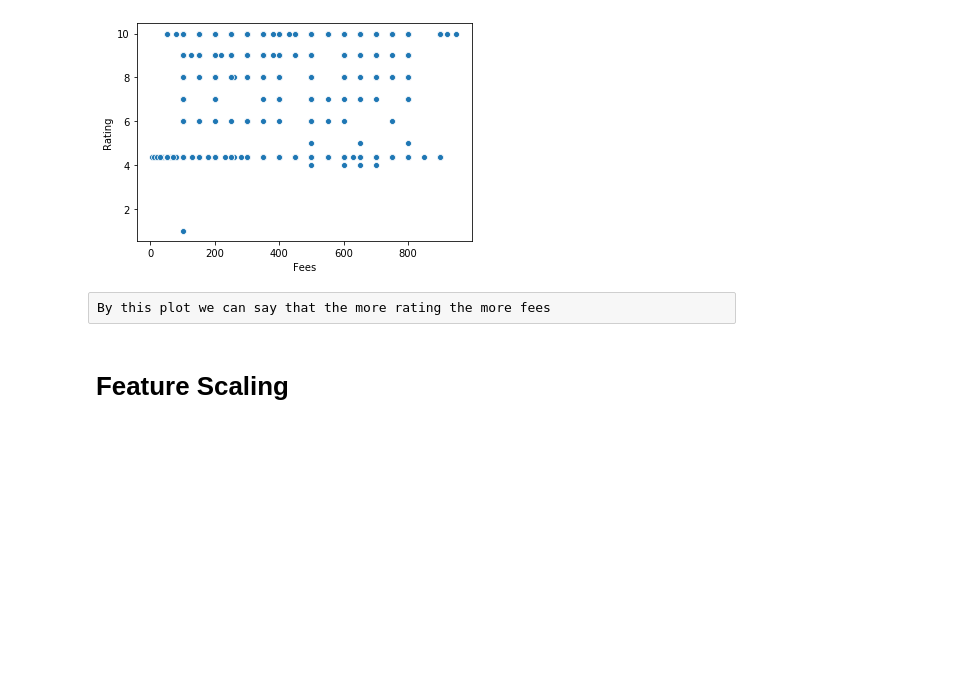
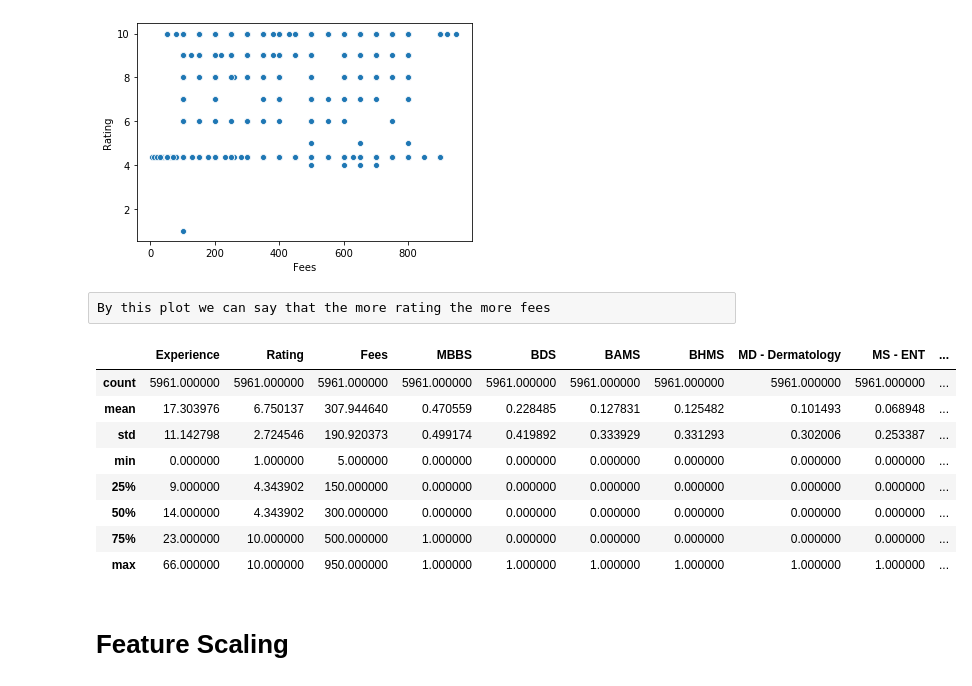
Before and after one commit to santoshreddie/practice_projects, a Jupyter notebook: doctor_consutant_fee/Doctor's Consultation Fees Prediction.ipynb, the cells around one changed output. Cells and saved outputs as stored; diff of their text form; code cells hidden in the pictures; blank space fills up the shorter version.

```diff
--- a/doctor_consutant_fee/Doctor's Consultation Fees Prediction.ipynb
+++ b/doctor_consutant_fee/Doctor's Consultation Fees Prediction.ipynb
@@ -555,6 +555,18 @@ sns.scatterplot(x = 'Fees', y = 'Rating', data = data)
 [figure]
 # %% [raw]
 By this plot we can say that the more rating the more fees
+# %%
+data.describe()
+# %% [output]
+|  | Experience | Rating | Fees | MBBS | BDS | BAMS | BHMS | MD - Dermatology | MS - ENT | ... |
+| count | 5961.000000 | 5961.000000 | 5961.000000 | 5961.000000 | 5961.000000 | 5961.000000 | 5961.000000 | 5961.000000 | 5961.000000 | ... |
+| mean | 17.303976 | 6.750137 | 307.944640 | 0.470559 | 0.228485 | 0.127831 | 0.125482 | 0.101493 | 0.068948 | ... |
+| std | 11.142798 | 2.724546 | 190.920373 | 0.499174 | 0.419892 | 0.333929 | 0.331293 | 0.302006 | 0.253387 | ... |
+| min | 0.000000 | 1.000000 | 5.000000 | 0.000000 | 0.000000 | 0.000000 | 0.000000 | 0.000000 | 0.000000 | ... |
+| 25% | 9.000000 | 4.343902 | 150.000000 | 0.000000 | 0.000000 | 0.000000 | 0.000000 | 0.000000 | 0.000000 | ... |
+| 50% | 14.000000 | 4.343902 | 300.000000 | 0.000000 | 0.000000 | 0.000000 | 0.000000 | 0.000000 | 0.000000 | ... |
+| 75% | 23.000000 | 10.000000 | 500.000000 | 1.000000 | 0.000000 | 0.000000 | 0.000000 | 0.000000 | 0.000000 | ... |
+| max | 66.000000 | 10.000000 | 950.000000 | 1.000000 | 1.000000 | 1.000000 | 1.000000 | 1.000000 | 1.000000 | ... |
 # %% [markdown]
 # Feature Scaling
 # %%
```
Also changed, not shown: parts of 4 cells of this notebook.
